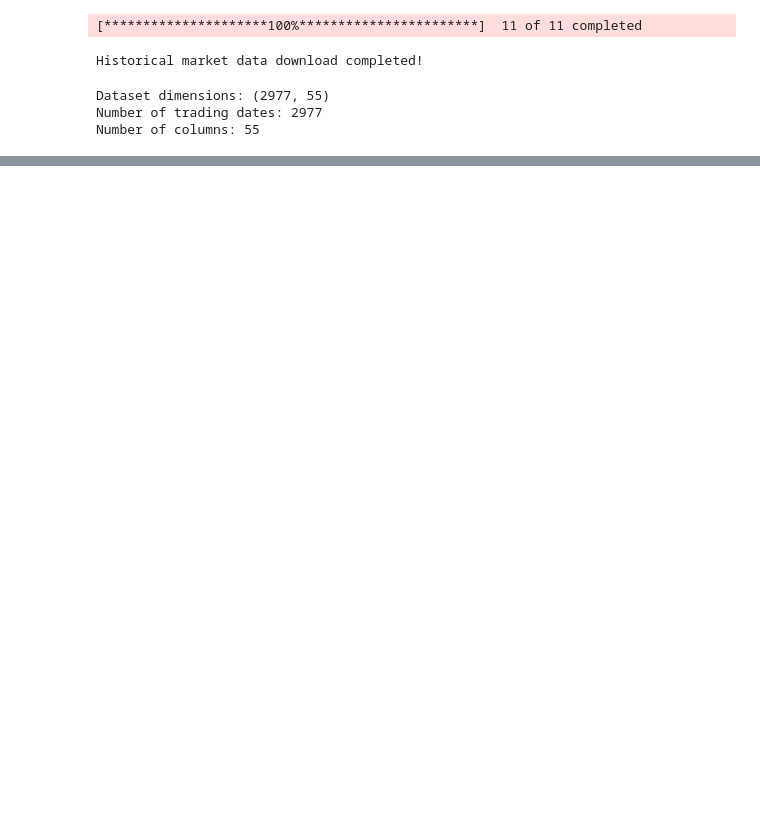
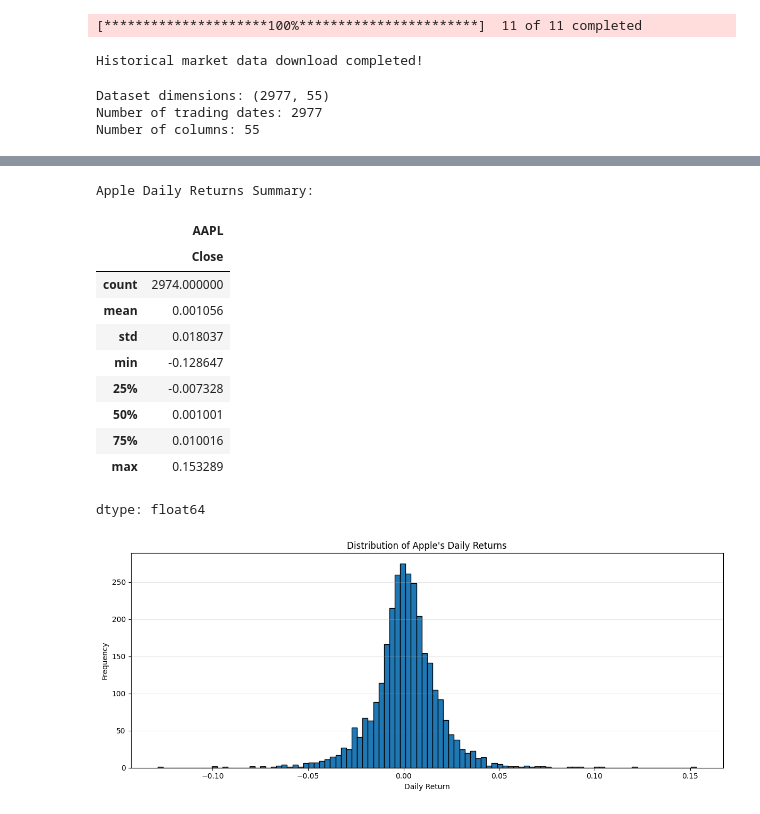
Before and after one commit to rcoello48/AI-Stock-Market-Prediction, a Jupyter notebook: Data_Collection.ipynb, the cells around one changed output, grey strips where cells are left out. Saved outputs shown, nothing was run; the diff lists cells and outputs as text; code cells hidden in the pictures; blank space fills up the shorter version.

```diff
--- a/Data_Collection.ipynb
+++ b/Data_Collection.ipynb
@@ -134,0 +398,44 @@ Number of columns: 55
+# %%
+# Calculate Apple's daily percentage returns
+# pct_change() measures the percentage change from the previous trading day
+aapl_returns = cleaned_data[("AAPL", "Close")].pct_change()
+
+# Remove the first missing value because it has no previous trading day
+aapl_returns = aapl_returns.dropna()
+
+# Display basic statistics about Apple's daily returns
+print("Apple Daily Returns Summary:")
+display(aapl_returns.describe())
+
+# Plot the distribution of daily returns
+plt.figure(figsize=(12, 5))
+
+plt.hist(
+    aapl_returns,
+    bins=100,
+    edgecolor="black"
+)
+
+# Add chart labels and title
+plt.title("Distribution of Apple's Daily Returns")
+plt.xlabel("Daily Return")
+plt.ylabel("Frequency")
+
+# Display the chart
+plt.grid(axis="y", alpha=0.3)
+plt.tight_layout()
+plt.show()
+# %% [output]
+Apple Daily Returns Summary:
+|  | AAPL |
+|  | Close |
+| count | 2974.000000 |
+| mean | 0.001056 |
+| std | 0.018037 |
+| min | -0.128647 |
+| 25% | -0.007328 |
+| 50% | 0.001001 |
+| 75% | 0.010016 |
+| max | 0.153289 |
+dtype: float64
+[figure, added]
```
Also changed, not shown: parts of 34 cells of this notebook.
